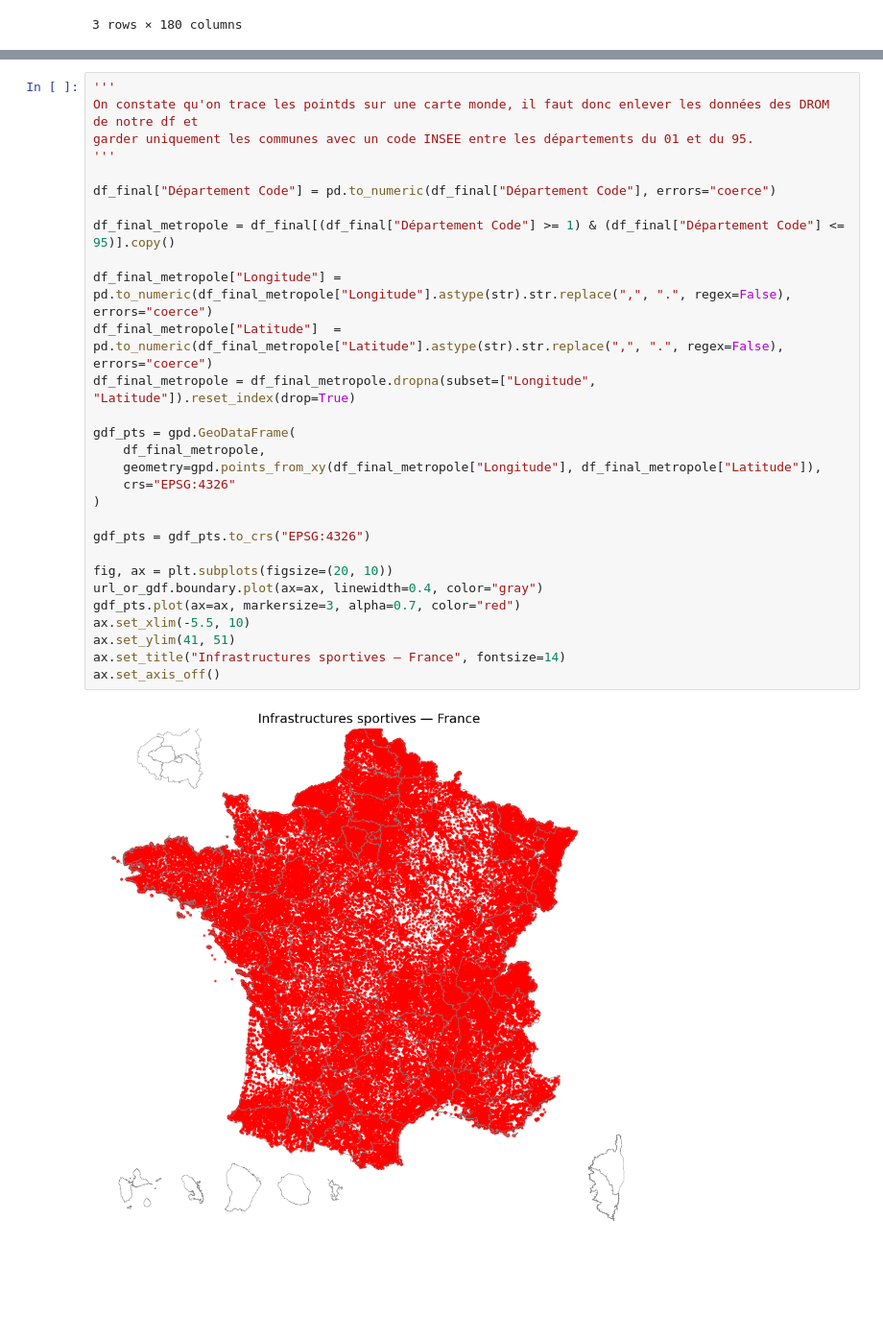
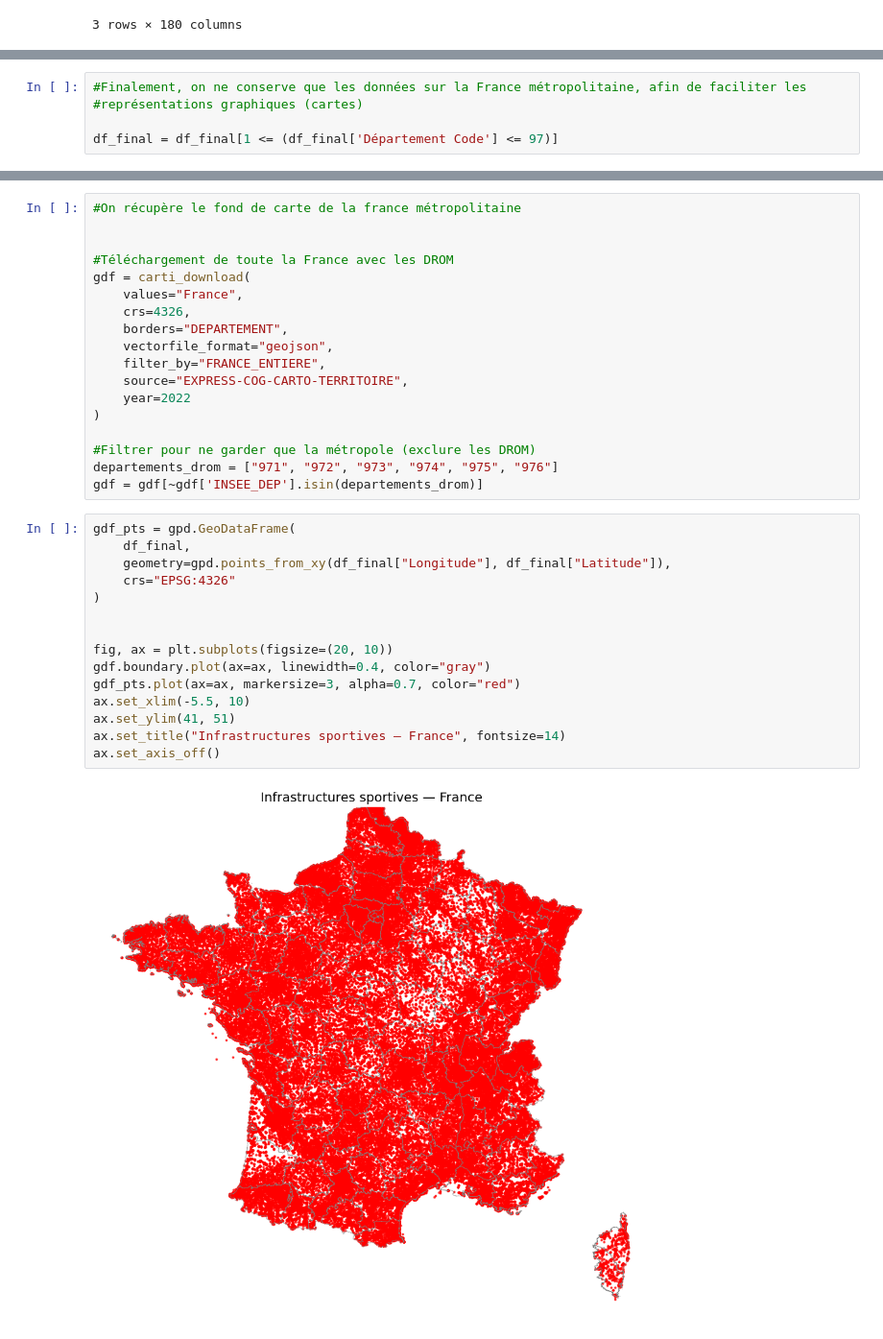
Before and after one commit to MaximeHirsch/Projet-python-deserts-sportifs, a Jupyter notebook: Projet.ipynb, the cells around one changed output, grey strips where cells are left out. Shown at 96% size. Drawn from its saved outputs; the diff is of its cells as text; blank space fills up the shorter version.

```diff
--- a/Projet.ipynb
+++ b/Projet.ipynb
@@ -275,0 +269,5 @@ plt.show()
+# %%
+#Finalement, on ne conserve que les données sur la France métropolitaine, afin de faciliter les
+#représentations graphiques (cartes)
+
+df_final = df_final[1 <= (df_final['Département Code'] <= 97)]
@@ -276,31 +277,35 @@ plt.show()
+# %%
+#On récupère le fond de carte de la france métropolitaine
+
+
+#Téléchargement de toute la France avec les DROM
+gdf = carti_download(
+    values="France",
+    crs=4326,
+    borders="DEPARTEMENT",
+    vectorfile_format="geojson",
+    filter_by="FRANCE_ENTIERE",
+    source="EXPRESS-COG-CARTO-TERRITOIRE",
+    year=2022
+)
+
+#Filtrer pour ne garder que la métropole (exclure les DROM)
+departements_drom = ["971", "972", "973", "974", "975", "976"]
+gdf = gdf[~gdf['INSEE_DEP'].isin(departements_drom)]
 # %%
-'''
-On constate qu'on trace les pointds sur une carte monde, il faut donc enlever les données des DROM de notre df et
-garder uniquement les communes avec un code INSEE entre les départements du 01 et du 95.
-'''
-
-df_final["Département Code"] = pd.to_numeric(df_final["Département Code"], errors="coerce")
-
-df_final_metropole = df_final[(df_final["Département Code"] >= 1) & (df_final["Département Code"] <= 95)].copy()
-
-df_final_metropole["Longitude"] = pd.to_numeric(df_final_metropole["Longitude"].astype(str).str.replace(",", ".", regex=False), errors="coerce")
-df_final_metropole["Latitude"]  = pd.to_numeric(df_final_metropole["Latitude"].astype(str).str.replace(",", ".", regex=False), errors="coerce")
-df_final_metropole = df_final_metropole.dropna(subset=["Longitude", "Latitude"]).reset_index(drop=True)
-
 gdf_pts = gpd.GeoDataFrame(
-    df_final_metropole,
-    geometry=gpd.points_from_xy(df_final_metropole["Longitude"], df_final_metropole["Latitude"]),
+    df_final,
+    geometry=gpd.points_from_xy(df_final["Longitude"], df_final["Latitude"]),
     crs="EPSG:4326"
 )
 
-gdf_pts = gdf_pts.to_crs("EPSG:4326")
 
 fig, ax = plt.subplots(figsize=(20, 10))
-url_or_gdf.boundary.plot(ax=ax, linewidth=0.4, color="gray")
+gdf.boundary.plot(ax=ax, linewidth=0.4, color="gray")
 gdf_pts.plot(ax=ax, markersize=3, alpha=0.7, color="red")
 ax.set_xlim(-5.5, 10)
 ax.set_ylim(41, 51)
 ax.set_title("Infrastructures sportives — France", fontsize=14)
 ax.set_axis_off()
 # %% [output]
-[figure, old version]
+[figure, new version]
```
Also changed, not shown: parts of 21 cells of this notebook, 1 other file.
